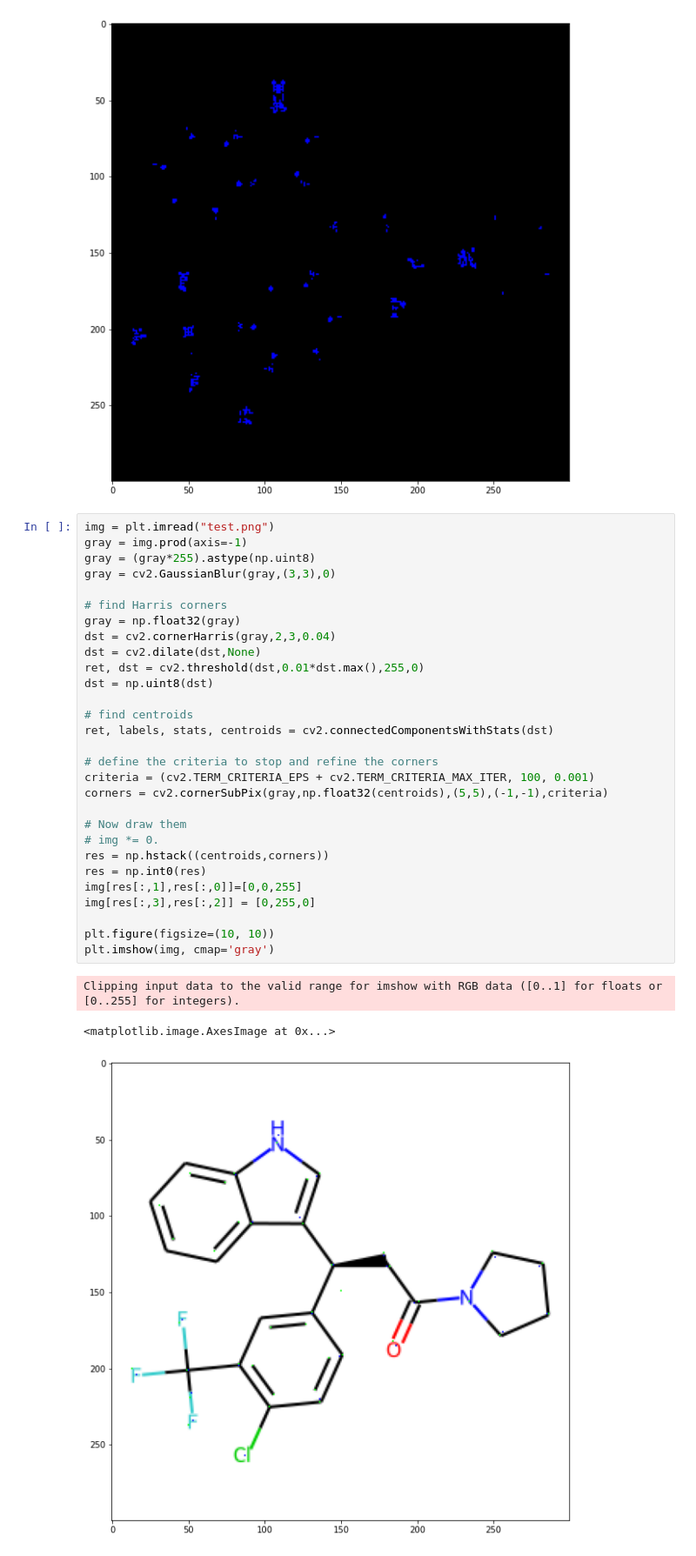
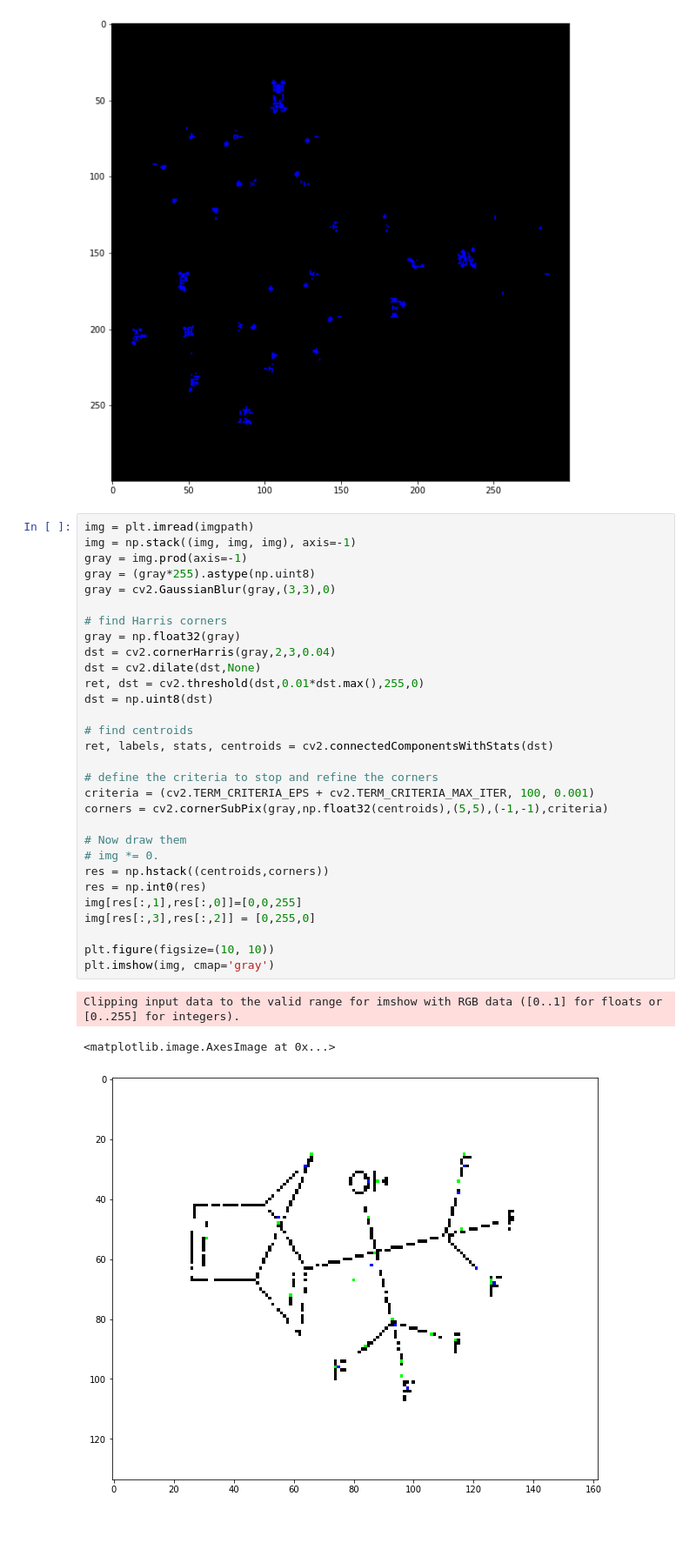
Before and after one commit to VirkSaab/MolecularTranslation, a Jupyter notebook: corner_detection.ipynb, the cells around one changed output. Shown at 87% size. Drawn from its saved outputs; the diff is of its cells as text; blank space fills up the shorter version.

```diff
--- a/corner_detection.ipynb
+++ b/corner_detection.ipynb
@@ -166,35 +291,36 @@ Clipping input data to the valid range for imshow with RGB data ([0..1] for floa
 <matplotlib.image.AxesImage at 0x...>
 [figure]
 # %%
-img = plt.imread("test.png")
+img = plt.imread(imgpath)
+img = np.stack((img, img, img), axis=-1)
 gray = img.prod(axis=-1)
 gray = (gray*255).astype(np.uint8)
 gray = cv2.GaussianBlur(gray,(3,3),0)
 
 # find Harris corners
 gray = np.float32(gray)
 dst = cv2.cornerHarris(gray,2,3,0.04)
 dst = cv2.dilate(dst,None)
 ret, dst = cv2.threshold(dst,0.01*dst.max(),255,0)
 dst = np.uint8(dst)
 
 # find centroids
 ret, labels, stats, centroids = cv2.connectedComponentsWithStats(dst)
 
 # define the criteria to stop and refine the corners
 criteria = (cv2.TERM_CRITERIA_EPS + cv2.TERM_CRITERIA_MAX_ITER, 100, 0.001)
 corners = cv2.cornerSubPix(gray,np.float32(centroids),(5,5),(-1,-1),criteria)
 
 # Now draw them
 # img *= 0.
 res = np.hstack((centroids,corners))
 res = np.int0(res)
 img[res[:,1],res[:,0]]=[0,0,255]
 img[res[:,3],res[:,2]] = [0,255,0]
 
 plt.figure(figsize=(10, 10))
 plt.imshow(img, cmap='gray')
 # %% [output]
 Clipping input data to the valid range for imshow with RGB data ([0..1] for floats or [0..255] for integers).
 <matplotlib.image.AxesImage at 0x...>
-[figure, old version]
+[figure, new version]
```
Also changed, not shown: parts of 22 cells of this notebook, 11 other files.
